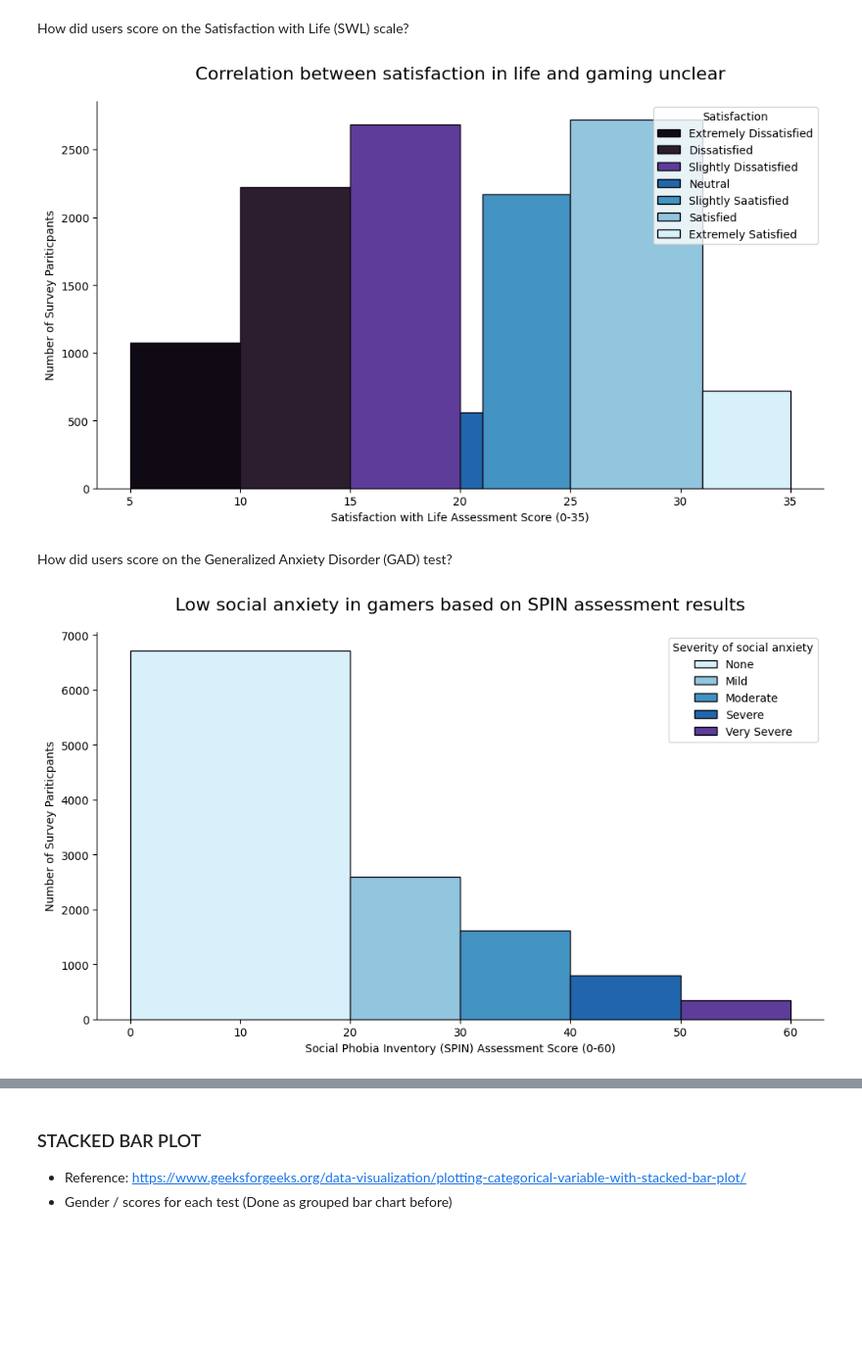
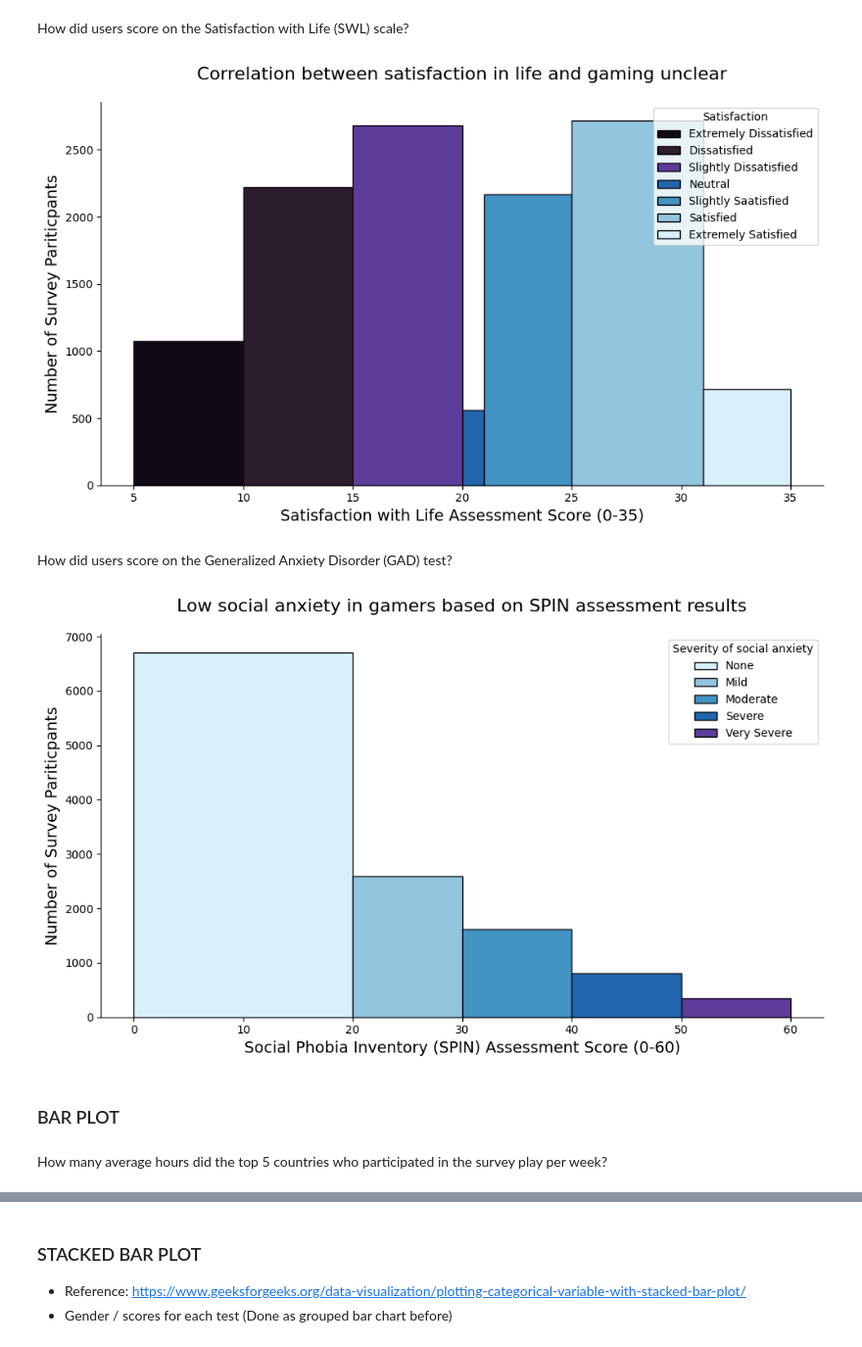
Before and after one commit to amallred/gaming-mental-health-analysis, a Jupyter notebook: charts.ipynb, the cells around one changed output, grey strips where cells are left out. Shown at 98% size. Cells and saved outputs as stored; diff of their text form; code cells hidden in the pictures; blank space fills up the shorter version.

```diff
--- a/charts.ipynb
+++ b/charts.ipynb
@@ -148,8 +158,8 @@ plt.legend(
     )
 
 plt.title("Correlation between satisfaction in life and gaming unclear", fontsize=16, pad=20)
-plt.xlabel("Satisfaction with Life Assessment Score (0-35)")
-plt.ylabel("Number of Survey Pariticpants")
+plt.xlabel("Satisfaction with Life Assessment Score (0-35)", fontsize=14)
+plt.ylabel("Number of Survey Pariticpants", fontsize=14)
 
 # || POTENTIALLY DO A BOX AND WHISKERS PLOT OR HEAT MAP FOR THIS ONE ||
 
@@ -159,7 +169,7 @@ plt.tight_layout()
 
 plt.show()
 # %% [output]
-[figure, old version]
+[figure, new version]
 # %% [markdown]
 How did users score on the Generalized Anxiety Disorder (GAD) test?
 # %%
@@ -175,33 +185,37 @@ n, bins, patches = plt.hist(
 
 # Remove extra lines
 ax = plt.gca()
 ax.spines['top'].set_visible(False)
 ax.spines['right'].set_visible(False)
 
 # Set bin grouping colors
 for i in range(len(n)):
     c=colors_ld[i]
     patches[i].set_fc(c)
 
 # create legend
 handles = [Rectangle((0,0),1,1,color=c,ec="k") for c in [colors_ld[0], colors_ld[1],colors_ld[2], colors_ld[3], colors_ld[4]]]
 labels = ['None', 'Mild', 'Moderate', 'Severe', 'Very Severe']
 plt.legend(
     handles,
     labels,
     title='Severity of social anxiety',
     loc='best',
     fontsize=10
     )
 
 plt.title("Low social anxiety in gamers based on SPIN assessment results", fontsize=16, pad=20)
-plt.xlabel("Social Phobia Inventory (SPIN) Assessment Score (0-60)")
-plt.ylabel("Number of Survey Pariticpants")
+plt.xlabel("Social Phobia Inventory (SPIN) Assessment Score (0-60)", fontsize=14)
+plt.ylabel("Number of Survey Pariticpants", fontsize=14)
 
 plt.tight_layout()
 # Save figure as image
 # plt.savefig('plots/SPIN_score_histogram.png')
 
 plt.show()
 # %% [output]
-[figure, old version]
+[figure, new version]
+# %% [markdown]
+### BAR PLOT
+# %% [markdown]
+How many average hours did the top 5 countries who participated in the survey play per week?
```
Also changed, not shown: parts of 12 cells of this notebook, 11 other files.
